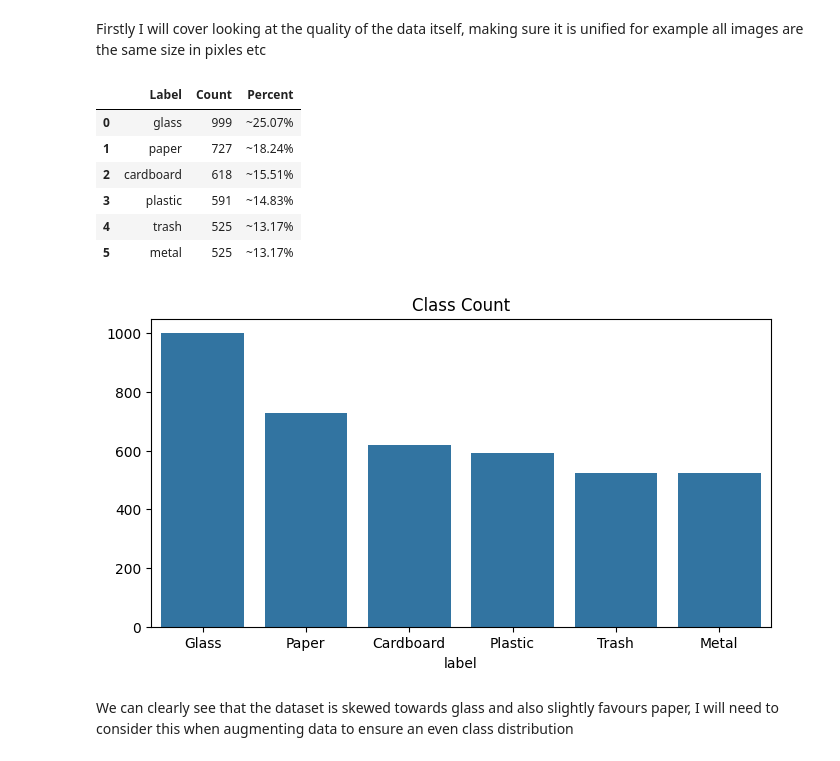
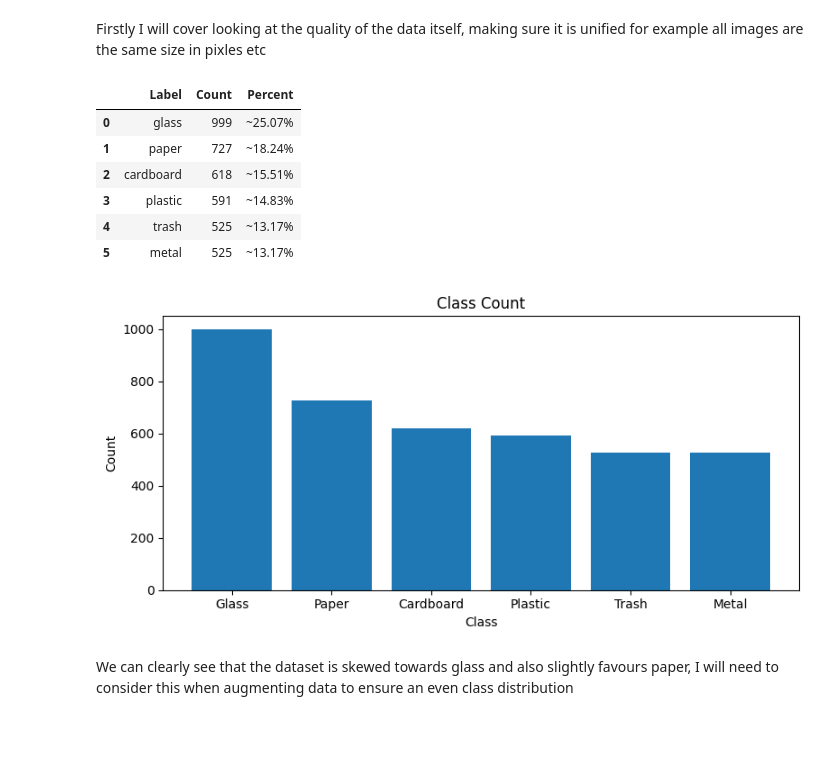
Before and after one commit to morrison-page/material-classification, a Jupyter notebook: material-recognition.ipynb, the cells around one changed output. Saved outputs shown, nothing was run; the diff lists cells and outputs as text; code cells hidden in the pictures; blank space fills up the shorter version.

```diff
--- a/material-recognition.ipynb
+++ b/material-recognition.ipynb
@@ -92,22 +85,25 @@ Firstly I will cover looking at the quality of the data itself, making sure it i
 # %%
 # Class Distribution + Counts & Percents
 counts = train_df['label'].value_counts()
 percentages = ('~' + (counts / counts.sum() * 100).round(2).astype(str) + '%')
 display(pd.concat([counts.rename_axis('Label').reset_index(name='Count'), percentages.rename('Percent').reset_index(drop=True)], axis=1))
-plt.figure(figsize=(8,4))
-sns.barplot(x=counts.index.str.title(), y=counts.values)
+plt.figure(figsize=(8, 4))
+plt.bar(counts.index.str.title(), counts.values)
 plt.xticks(rotation=0)
 plt.title('Class Count')
+plt.xlabel('Class')
+plt.ylabel('Count')
+plt.tight_layout()
 plt.show()
 # %% [output]
 |  | Label | Count | Percent |
 | 0 | glass | 999 | ~25.07% |
 | 1 | paper | 727 | ~18.24% |
 | 2 | cardboard | 618 | ~15.51% |
 | 3 | plastic | 591 | ~14.83% |
 | 4 | trash | 525 | ~13.17% |
 | 5 | metal | 525 | ~13.17% |
-[figure, old version]
+[figure, new version]
 # %% [markdown]
 We can clearly see that the dataset is skewed towards glass and also slightly favours paper, I will need to consider this when augmenting data to ensure an even class distribution
 # %%
```
Also changed, not shown: parts of 3 cells of this notebook.
